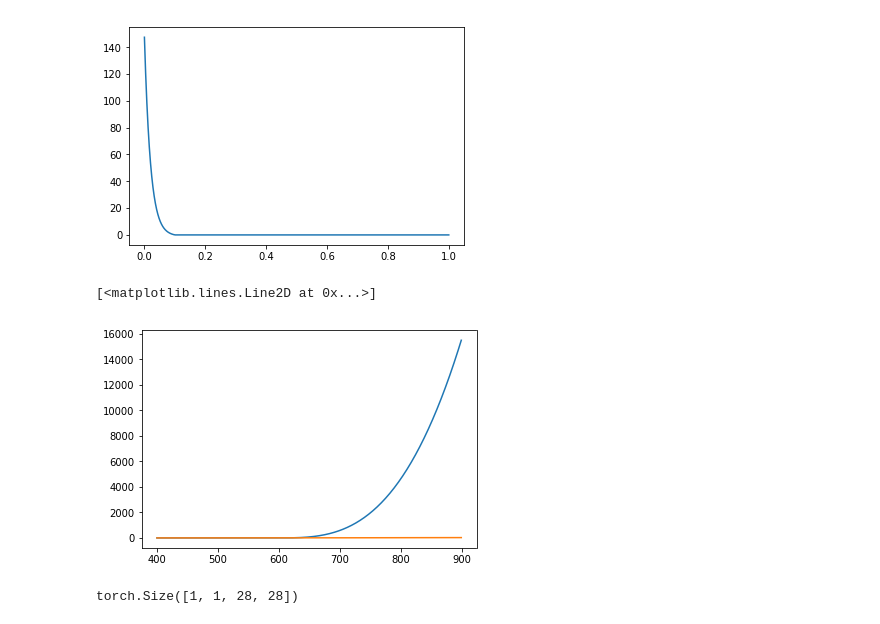
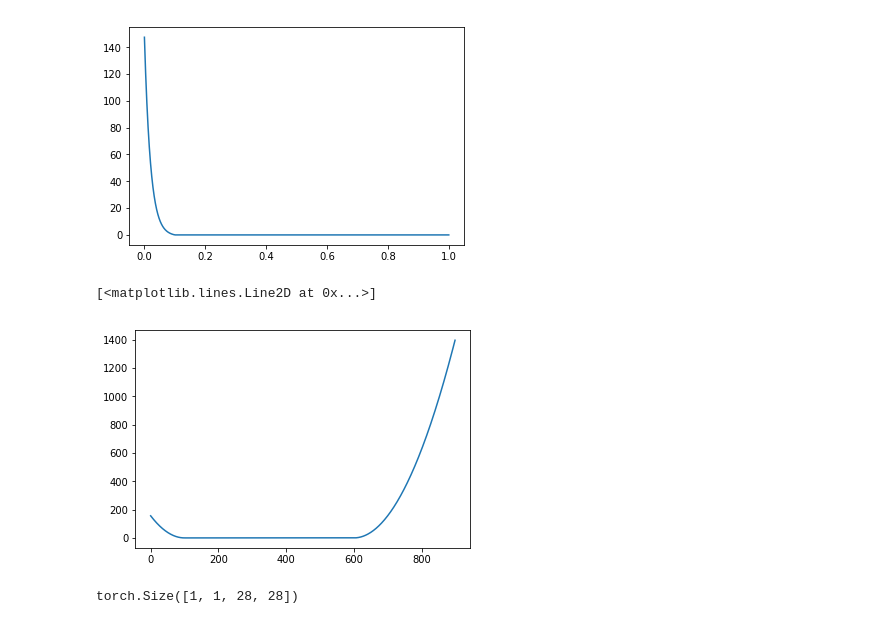
Before and after one commit to spacetx/spacetx-research, a Jupyter notebook: make_plots.ipynb, the cells around one changed output. Cells and saved outputs as stored; diff of their text form; code cells hidden in the pictures.

```diff
--- a/make_plots.ipynb
+++ b/make_plots.ipynb
@@ -25,23 +25,29 @@ plt.plot(of.numpy(),torch.expm1(tmp_of).numpy())
 [<matplotlib.lines.Line2D at 0x...>]
 [figure]
 # %%
-min_volume_mask =200.0
+min_volume_mask =100.0
 max_volume_mask =600.0
-volume_mask = torch.arange(400,900,1.0)
+expected_volume_mask = 400.0
+volume_mask = torch.arange(0,900,1.0)
 
-tmp = torch.clamp(50*(1.0-volume_mask/min_volume_mask),min=0) + \
-      torch.clamp(50*(volume_mask/max_volume_mask-1.0),min=0)
+tmp2 = torch.clamp((min_volume_mask-volume_mask)/expected_volume_mask,min=0) + \
+       torch.clamp((volume_mask-max_volume_mask)/expected_volume_mask,min=0)
+plt.plot(volume_mask.numpy(),(50*tmp2).pow(2).numpy())
+
+
+#tmp = torch.clamp(50*(1.0-volume_mask/min_volume_mask),min=0) + \
+#      torch.clamp(50*(volume_mask/max_volume_mask-1.0),min=0)
 
 #plt.yscale('log')
-plt.plot(volume_mask.numpy(),(tmp*(1+tmp.pow(2))).numpy())
-plt.plot(volume_mask.numpy(),tmp.numpy())
+#plt.plot(volume_mask.numpy(),(tmp*(1+tmp.pow(2))).numpy())
+#plt.plot(volume_mask.numpy(),tmp.numpy())
 
 #plt.plot(volume_mask.numpy(),torch.exp(50*(1.0-volume_mask/min_volume_mask)).numpy())
 #plt.plot(volume_mask.numpy(),torch.exp(50*(volume_mask/max_volume_mask-1.0)).numpy())
 #plt.plot()
 # %% [output]
 [<matplotlib.lines.Line2D at 0x...>]
-[figure, old version]
+[figure, new version]
 # %%
 disk, _ = make_single_disks(28,1)
 print(disk.shape)
```
Also changed, not shown: 3 other files.
